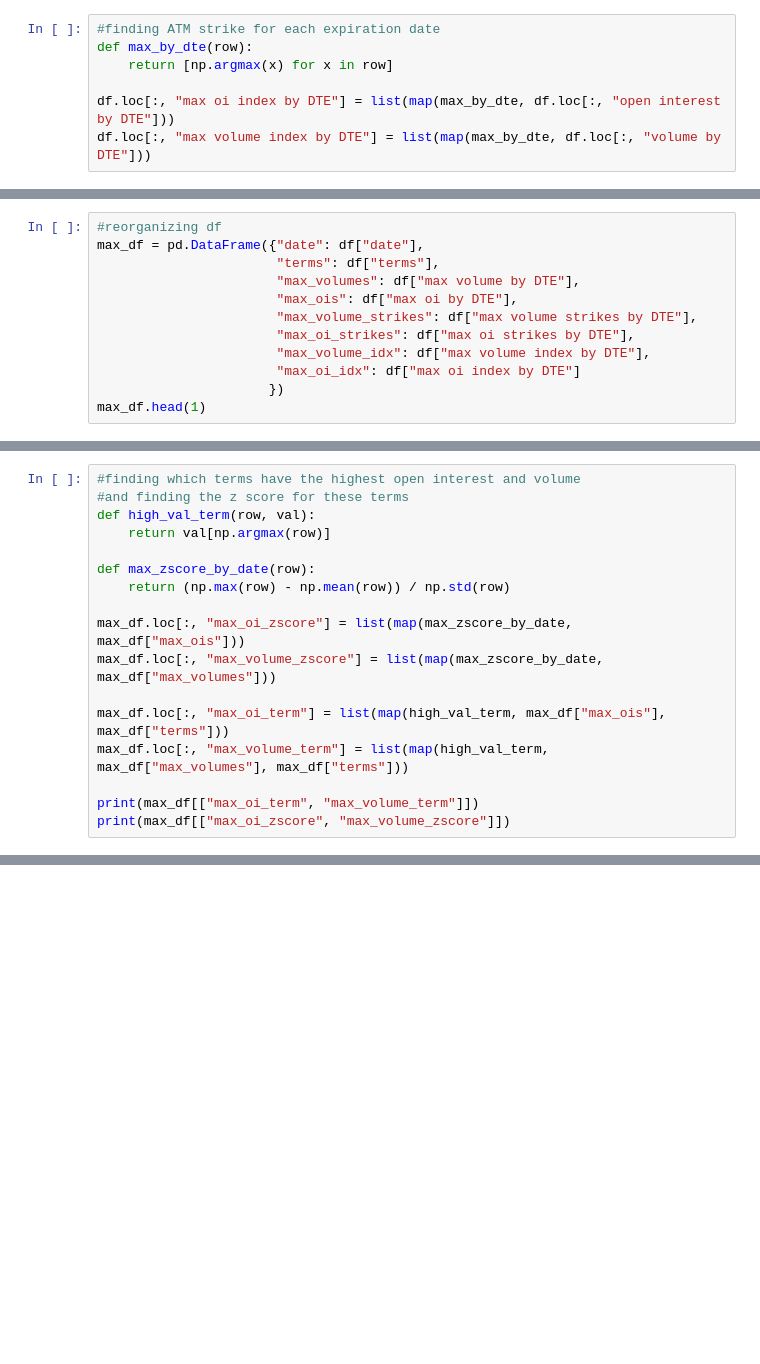
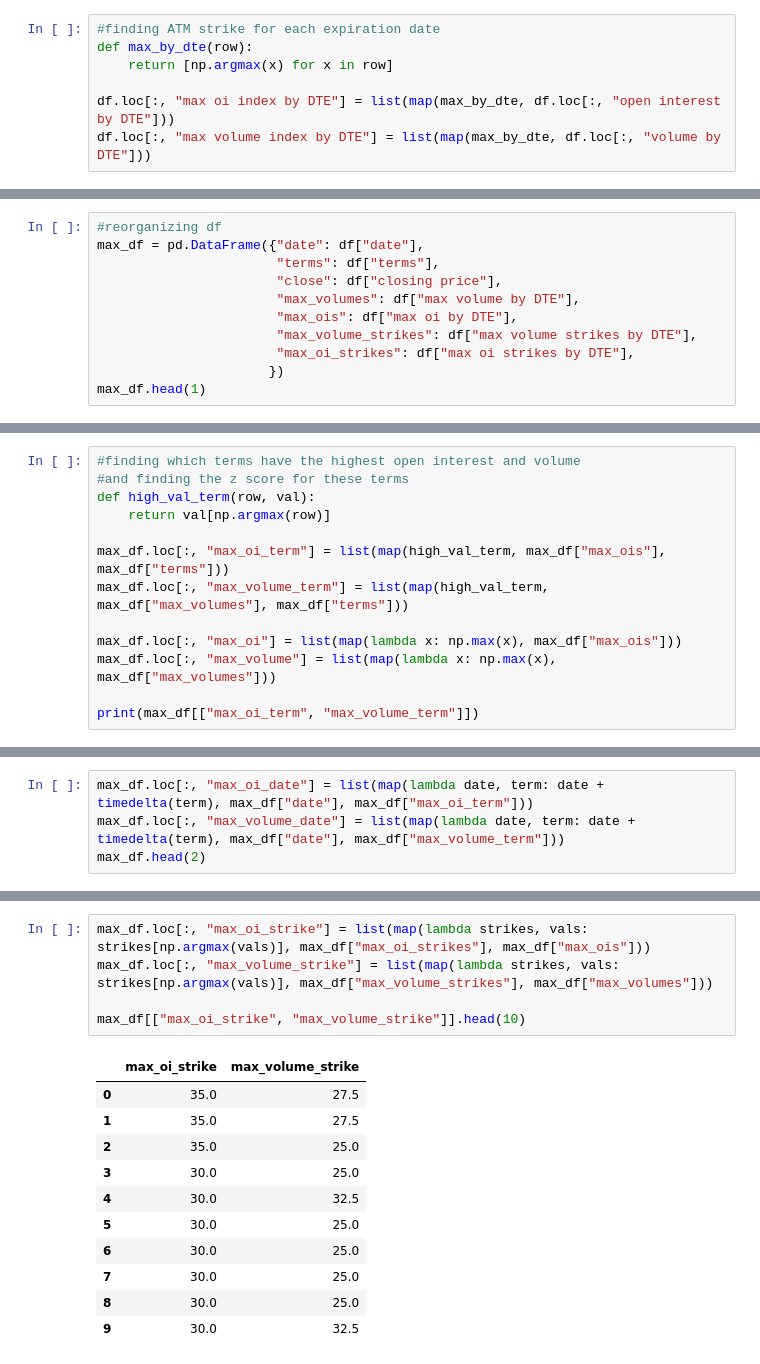
Before and after one commit to joeHollander/Quant_Finance, a Jupyter notebook: Options/DeltaHedgingPressure.ipynb, the cells around one changed output, grey strips where cells are left out. Cells and saved outputs as stored; diff of their text form; blank space fills up the shorter version.

```diff
--- a/Options/DeltaHedgingPressure.ipynb
+++ b/Options/DeltaHedgingPressure.ipynb
@@ -122,12 +125,11 @@ df.head(1)
 #reorganizing df
 max_df = pd.DataFrame({"date": df["date"],
                        "terms": df["terms"],
+                       "close": df["closing price"],
                        "max_volumes": df["max volume by DTE"],
                        "max_ois": df["max oi by DTE"],
                        "max_volume_strikes": df["max volume strikes by DTE"],
                        "max_oi_strikes": df["max oi strikes by DTE"],
-                       "max_volume_idx": df["max volume index by DTE"],
-                       "max_oi_idx": df["max oi index by DTE"]
                       })
 max_df.head(1)
 # %% [output]
@@ -139,17 +141,13 @@ max_df.head(1)
 def high_val_term(row, val):
     return val[np.argmax(row)]
 
-def max_zscore_by_date(row):
-    return (np.max(row) - np.mean(row)) / np.std(row)
-
-max_df.loc[:, "max_oi_zscore"] = list(map(max_zscore_by_date, max_df["max_ois"]))
-max_df.loc[:, "max_volume_zscore"] = list(map(max_zscore_by_date, max_df["max_volumes"]))
-
 max_df.loc[:, "max_oi_term"] = list(map(high_val_term, max_df["max_ois"], max_df["terms"]))
 max_df.loc[:, "max_volume_term"] = list(map(high_val_term, max_df["max_volumes"], max_df["terms"]))
 
+max_df.loc[:, "max_oi"] = list(map(lambda x: np.max(x), max_df["max_ois"]))
+max_df.loc[:, "max_volume"] = list(map(lambda x: np.max(x), max_df["max_volumes"]))
+
 print(max_df[["max_oi_term", "max_volume_term"]])
-print(max_df[["max_oi_zscore", "max_volume_zscore"]])
 # %% [output]
      max_oi_term  max_volume_term
 0             11               11
@@ -182,0 +166,4 @@ max_df[["max_oi_zscore", "max_volume_zscore"]].describe()
+# %%
+max_df.loc[:, "max_oi_date"] = list(map(lambda date, term: date + timedelta(term), max_df["date"], max_df["max_oi_term"]))
+max_df.loc[:, "max_volume_date"] = list(map(lambda date, term: date + timedelta(term), max_df["date"], max_df["max_volume_term"]))
+max_df.head(2)
@@ -182,0 +174,17 @@ max_df[["max_oi_zscore", "max_volume_zscore"]].describe()
+# %%
+max_df.loc[:, "max_oi_strike"] = list(map(lambda strikes, vals: strikes[np.argmax(vals)], max_df["max_oi_strikes"], max_df["max_ois"]))
+max_df.loc[:, "max_volume_strike"] = list(map(lambda strikes, vals: strikes[np.argmax(vals)], max_df["max_volume_strikes"], max_df["max_volumes"]))
+
+max_df[["max_oi_strike", "max_volume_strike"]].head(10)
+# %% [output]
+|  | max_oi_strike | max_volume_strike |
+| 0 | 35.0 | 27.5 |
+| 1 | 35.0 | 27.5 |
+| 2 | 35.0 | 25.0 |
+| 3 | 30.0 | 25.0 |
+| 4 | 30.0 | 32.5 |
+| 5 | 30.0 | 25.0 |
+| 6 | 30.0 | 25.0 |
+| 7 | 30.0 | 25.0 |
+| 8 | 30.0 | 25.0 |
+| 9 | 30.0 | 32.5 |
```
Also changed, not shown: parts of 10 cells of this notebook, 3 other files.
